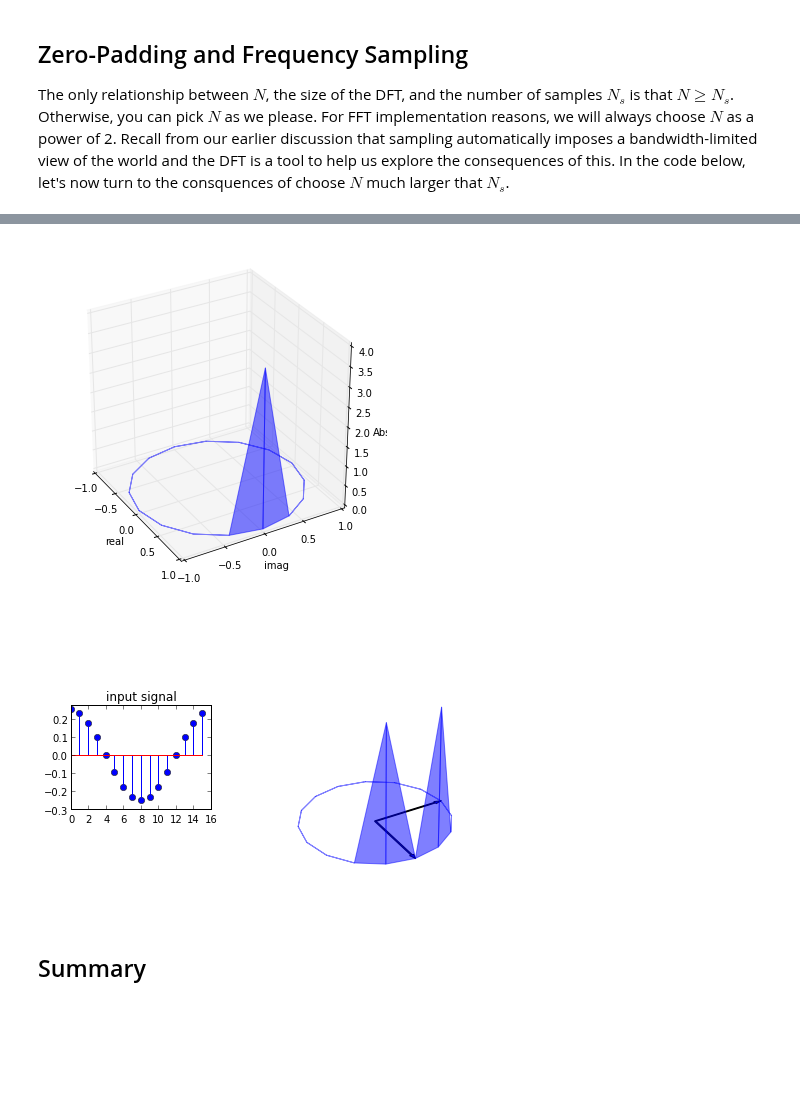
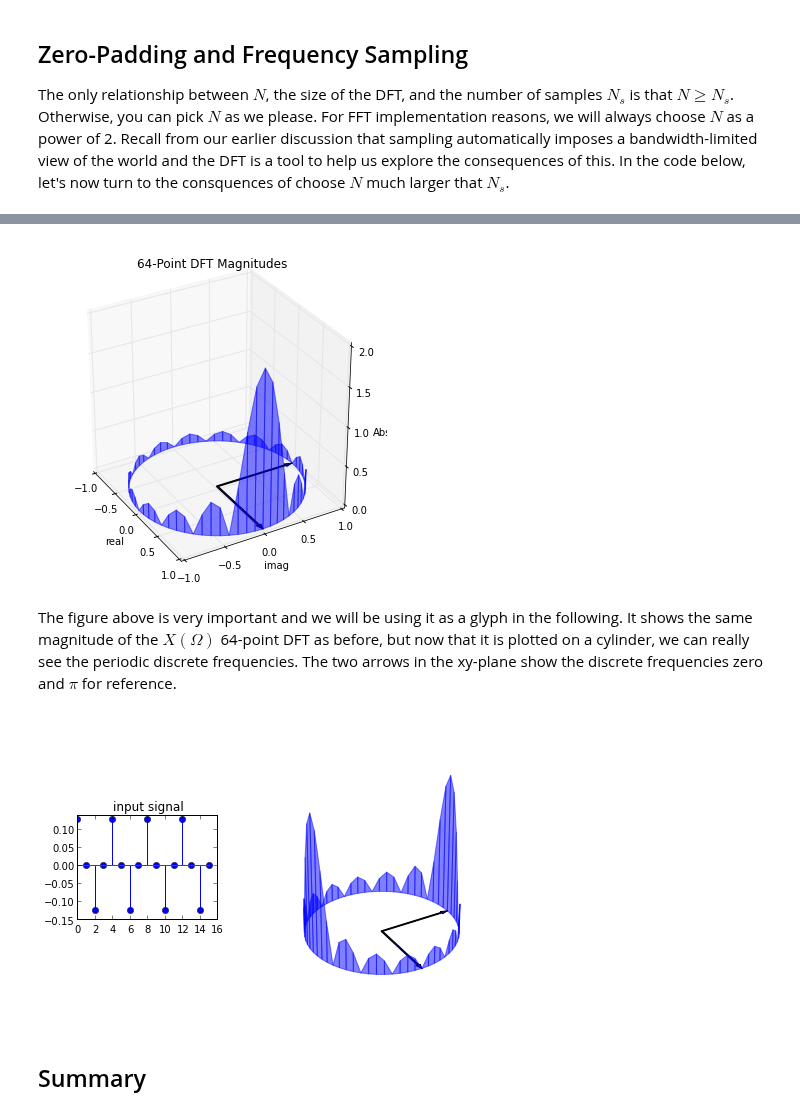
Before and after one commit to unpingco/Python-for-Signal-Processing, a Jupyter notebook: Fourier_Transform.ipynb, the cells around one changed output, grey strips where cells are left out. Drawn from its saved outputs; the diff is of its cells as text; code cells hidden in the pictures; blank space fills up the shorter version.

```diff
--- a/Fourier_Transform.ipynb
+++ b/Fourier_Transform.ipynb
@@ -168,0 +151,14 @@ plt.show()
+# %%
+U = dftmatrix(64,16)
+x = ones((16,1))
+X = U.H*x
+
+f,ax=subplots()
+ax.plot(arange(0,64)*2*pi/64.,abs(X),'o-',label='zero padded')
+ax.plot(arange(0,16)*2*pi/16.,abs(dftmatrix(16).H*x),'s',label='no padding')
+ax.set_ylabel(r'$|X(\Omega)|$',fontsize=18)
+ax.set_xticks([0, pi/2., pi, 3*pi/2,2*pi])
+ax.axis([0, 2*pi,-.1,2.1])
+ax.legend(loc=0)
+ax.set_xticklabels(['0',r'$\frac{\pi}{2}$', r'$\pi$',r'$\frac{3\pi}{2}$', r'$2\pi$'],fontsize=18);
+ax.set_title('Zero padding samples more frequencies');
@@ -169,4 +171,7 @@ plt.show()
 # %%
+a=2*pi/64.*arange(64)
+d=vstack([cos(a),sin(a),array(abs(X)).flatten()]).T
+
 fig = plt.figure()
 fig.set_size_inches(6,6)
 ax = fig.add_subplot(1, 1, 1, projection='3d')
@@ -174,9 +179,11 @@ ax.axis([-1,1,-1,1])
 ax.set_zlim([0,d[:,2].max()])
 ax.set_aspect(1)
 ax.view_init(azim=-30)
+
 ax.set_xlabel('real')
 ax.set_ylabel('imag')
 ax.set_zlabel('Abs')
+ax.set_title('64-Point DFT Magnitudes')
 
 def facet_filled(x,alpha=0.5,color='b'):
     'construct 3D facet from adjacent points filled to zero'
@@ -189,6 +196,7 @@ def facet_filled(x,alpha=0.5,color='b'):
     poly.set_color(color)
     return poly
 
+
 sl=[slice(i,i+2) for i in range(d.shape[0]-2)] # collect neighboring points
 for s in sl:
   poly=facet_filled(d[s,:])
@@ -198,13 +206,24 @@ for s in sl:
 ax.add_collection3d(facet_filled(d[[-1,0],:]))
 ax.add_collection3d(facet_filled(d[[-2,-1],:]))
 
+# add 0 and pi/2 arrows for reference
+a=FancyArrow(0,0,1,0,width=0.02,length_includes_head=True)
+ax.add_patch(a)
+b=FancyArrow(0,0,0,1,width=0.02,length_includes_head=True)
+ax.add_patch(b)
+art3d.patch_2d_to_3d(a)
+art3d.patch_2d_to_3d(b)
 
 plt.show()
 # %% [output]
-[figure, old version]
+[figure, new version]
+# %% [markdown]
+The figure above is very important and we will be using it as a glyph in the following. It shows the same magnitude of the $X(\Omega)$ 64-point DFT as before, but now that it is plotted on a cylinder, we can really see the periodic discrete frequencies. The two arrows in the xy-plane show the discrete frequencies zero and $\pi$ for reference.
 # %%
-def drawDFTView(d,ax=None,fig=None):
+def drawDFTView(X,ax=None,fig=None):
     'above code as a function. Draws 3D diagram given DFT matrix'
+    a=2*pi/len(X)*arange(len(X))
+    d=vstack([cos(a),sin(a),array(abs(X)).flatten()]).T
     if ax is None and fig is None:
         fig = plt.figure()
         fig.set_size_inches(6,6)
@@ -225,9 +244,6 @@ def drawDFTView(d,ax=None,fig=None):
     #ax.set_xticks([])
     #ax.set_yticks([])
     #ax.set_zticks([])
-    #ax.w_xaxis.set_pane_color((1,1,1))
-    #ax.w_yaxis.set_pane_color((1,1,1))
-    #ax.w_zaxis.set_pane_color((1,1,1))
     ax.axis('off')
 
     sl=[slice(i,i+2) for i in range(d.shape[0]-2)] # collect neighboring points
@@ -239,7 +255,7 @@ def drawDFTView(d,ax=None,fig=None):
     ax.add_collection3d(facet_filled(d[[-1,0],:]))
     ax.add_collection3d(facet_filled(d[[-2,-1],:]))
 # %%
-def drawInOut(d,v):
+def drawInOut(X,v):
     fig = plt.figure()
     fig.set_size_inches(8,8)
     gs = gridspec.GridSpec(8,6)
@@ -254,13 +270,12 @@ def drawInOut(d,v):
     ax1.set_title('input signal')
 
     #ax = fig.add_subplot(1,2,1, projection='3d')
-    drawDFTView(d,ax2)
+    drawDFTView(X,ax2)
 # %%
-v = U[:,15].real
-d=vstack([cos(a),sin(a),array(abs(U.H*v)).flatten()]).T
-drawInOut(d,v)
+v = U[:,16].real
+drawInOut(U.H*v,v)
 # %% [output]
-[figure, old version]
+[figure, new version]
 # %% [markdown]
 ## Summary
 # %% [markdown]
```
Also changed, not shown: parts of 9 cells of this notebook.
